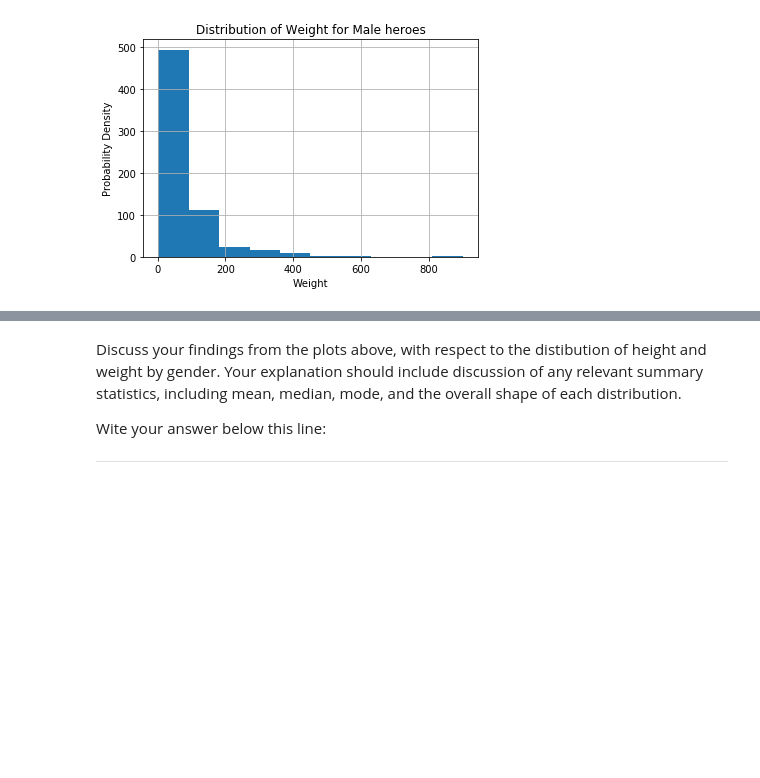
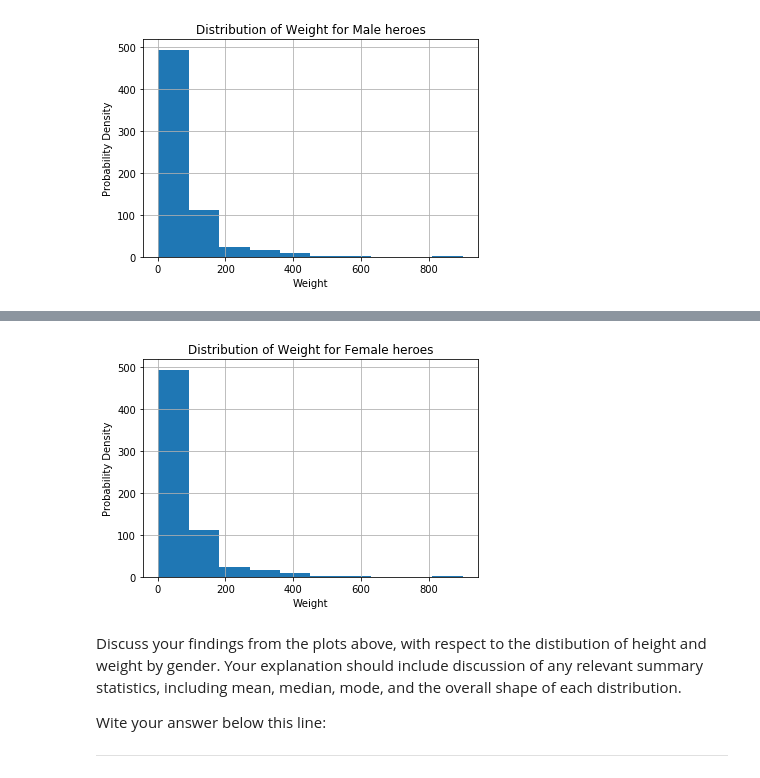
Before and after one commit to slieb74/dsc-1-04-13-project-data-cleaning-nyc-career-ds-062518, a Jupyter notebook: index.ipynb, the cells around one changed output, grey strips where cells are left out. Drawn from its saved outputs; the diff is of its cells as text; code cells hidden in the pictures; blank space fills up the shorter version.

```diff
--- a/index.ipynb
+++ b/index.ipynb
@@ -274,5 +276,8 @@ show_distplot(heroes_and_powers_df, 'Female','Height')
 # %%
 # Female Weight
+show_distplot(heroes_and_powers_df, 'Female','Weight')
+# %% [output]
+[figure, added]
 # %% [markdown]
 Discuss your findings from the plots above, with respect to the distibution of height and weight by gender.  Your explanation should include discussion of any relevant summary statistics, including mean, median, mode, and the overall shape of each distribution.
 
```
Also changed, not shown: parts of 1 cell of this notebook.
